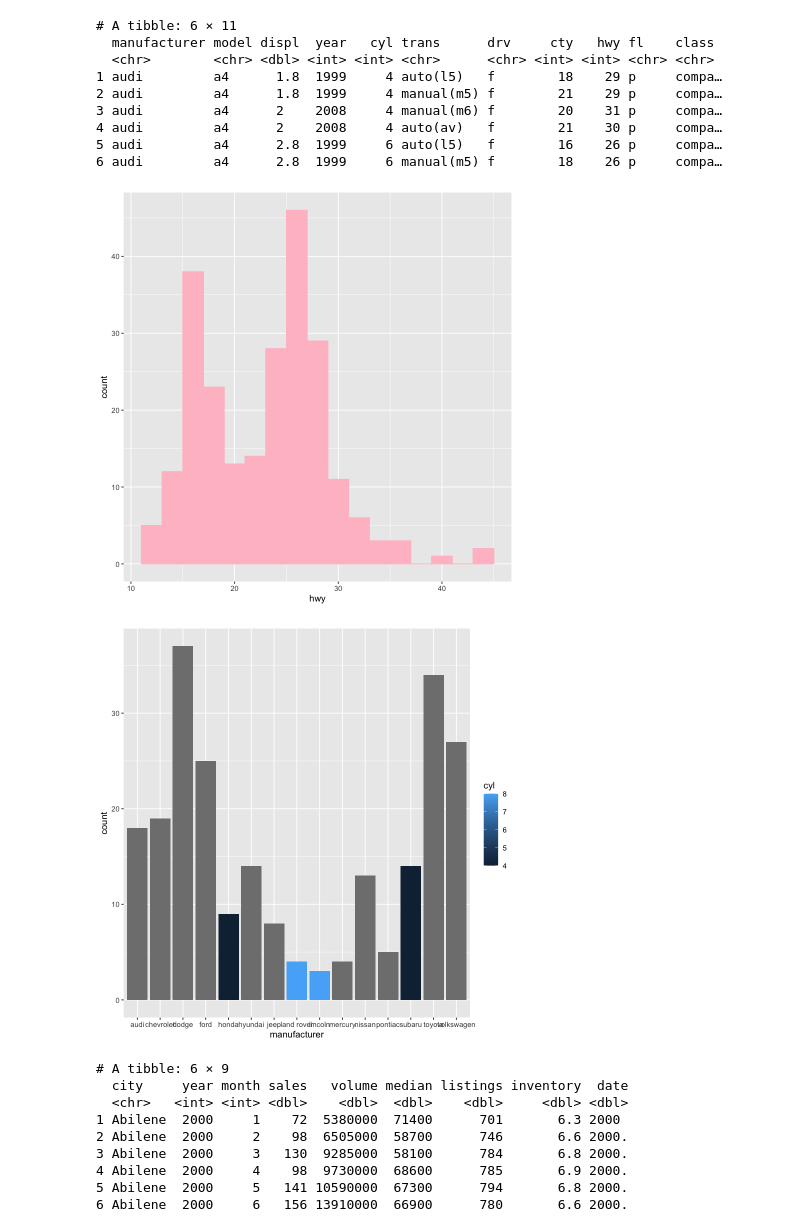
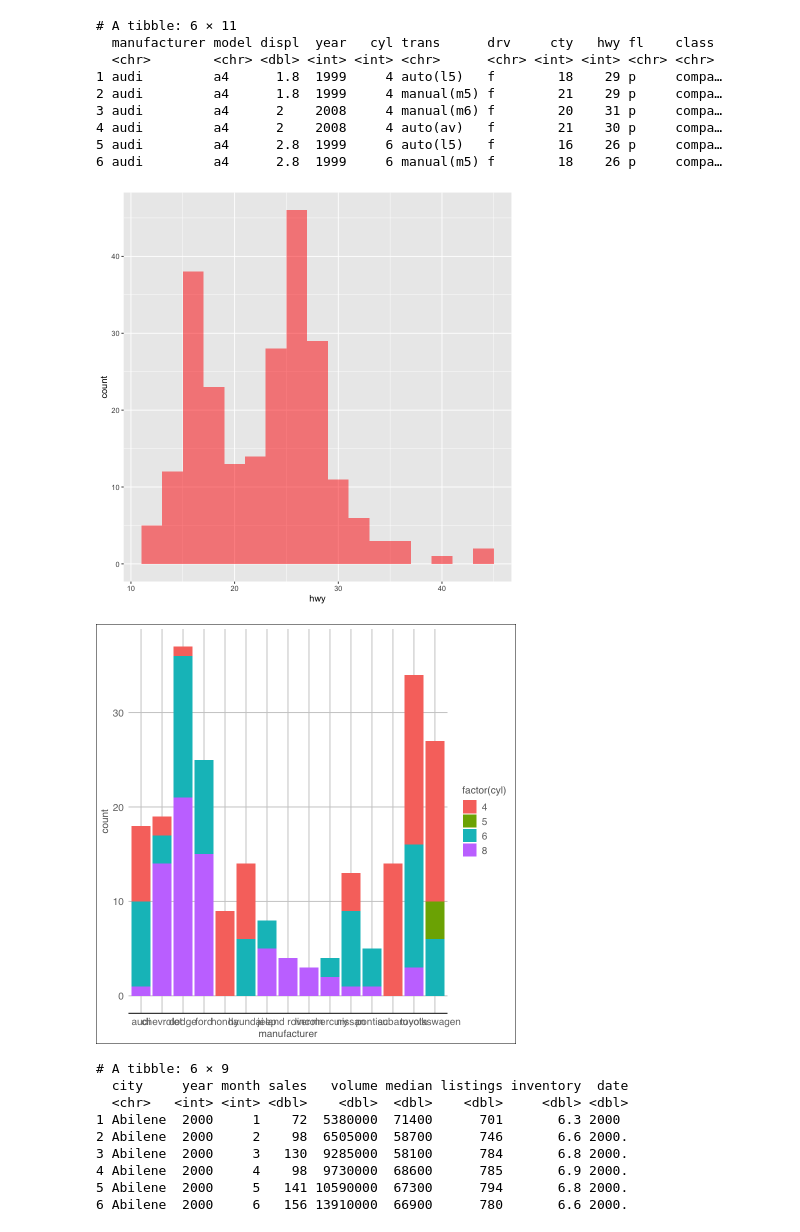
Before and after one commit to roblivesinottawa/data_visualization_project, a Jupyter notebook: notebooks/R/exercise.ipynb, the cells around one changed output. Saved outputs shown, nothing was run; the diff lists cells and outputs as text; code cells hidden in the pictures.

Commit message:
fixed some plots

```diff
--- a/notebooks/R/exercise.ipynb
+++ b/notebooks/R/exercise.ipynb
@@ -16,15 +16,15 @@ print(head(df))
 6 audi         a4      2.8  1999     6 manual(m5) f        18    26 p     compa…
 # %%
 # histogram of hwy mpg values
-ggplot(df, aes(x = hwy)) + geom_histogram(binwidth = 2, color = "pink", fill = "pink")
+ggplot(df, aes(x = hwy)) + geom_histogram(binwidth = 2, fill = "red", alpha = 0.5)
 # %% [output]
-[figure, old version]
+[figure, new version]
 # %%
 # barplot of car counts per manufacturer with color fill defined by cyl count
-box <- ggplot(df, aes(manufacturer)) + geom_bar(aes(fill = cyl), position = "dodge")
+box <- ggplot(df, aes(x = manufacturer)) + geom_bar(aes(fill = factor(cyl))) + theme_gdocs()
 print(box)
 # %% [output]
-[figure, old version]
+[figure, new version]
 # %%
 df <- txhousing
 print(head(df))
```
Also changed, not shown: parts of 2 cells of this notebook, 2 other files.
